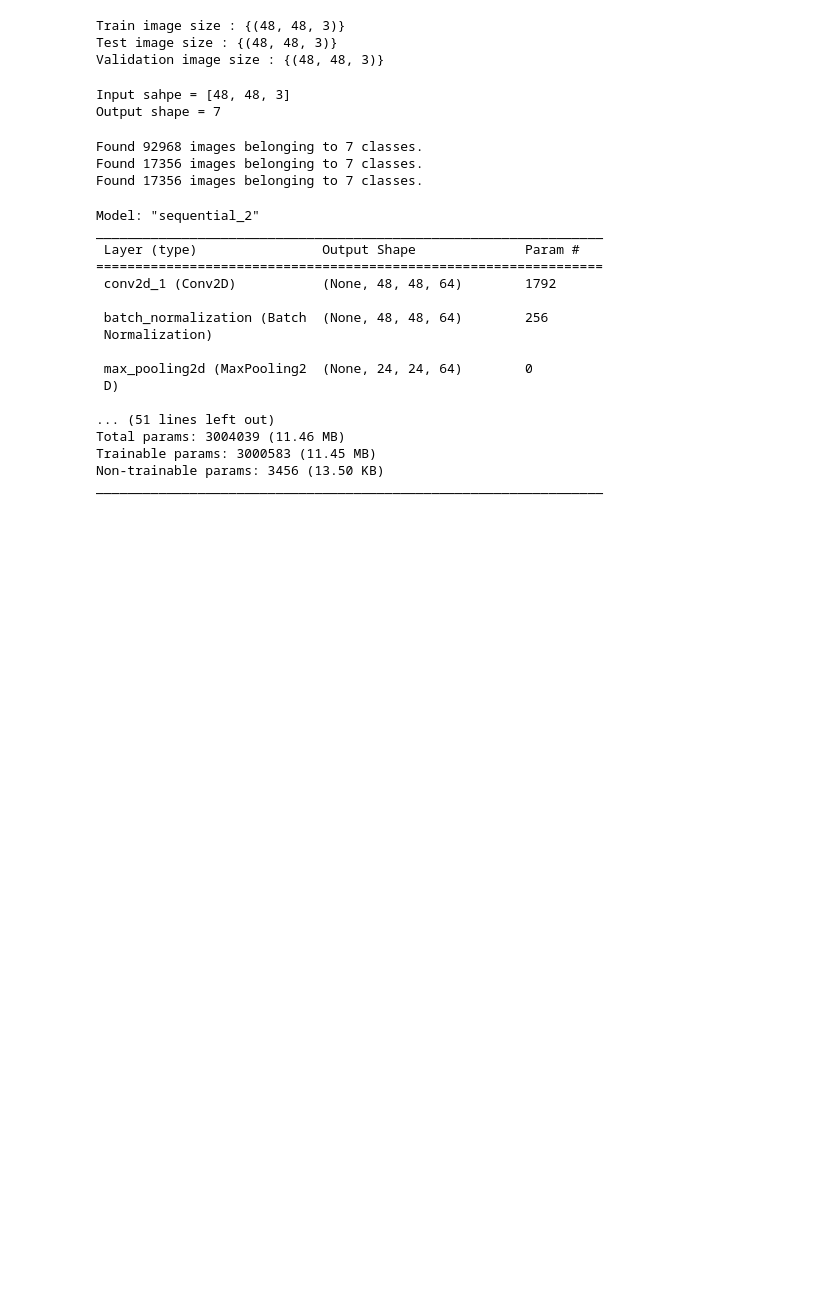
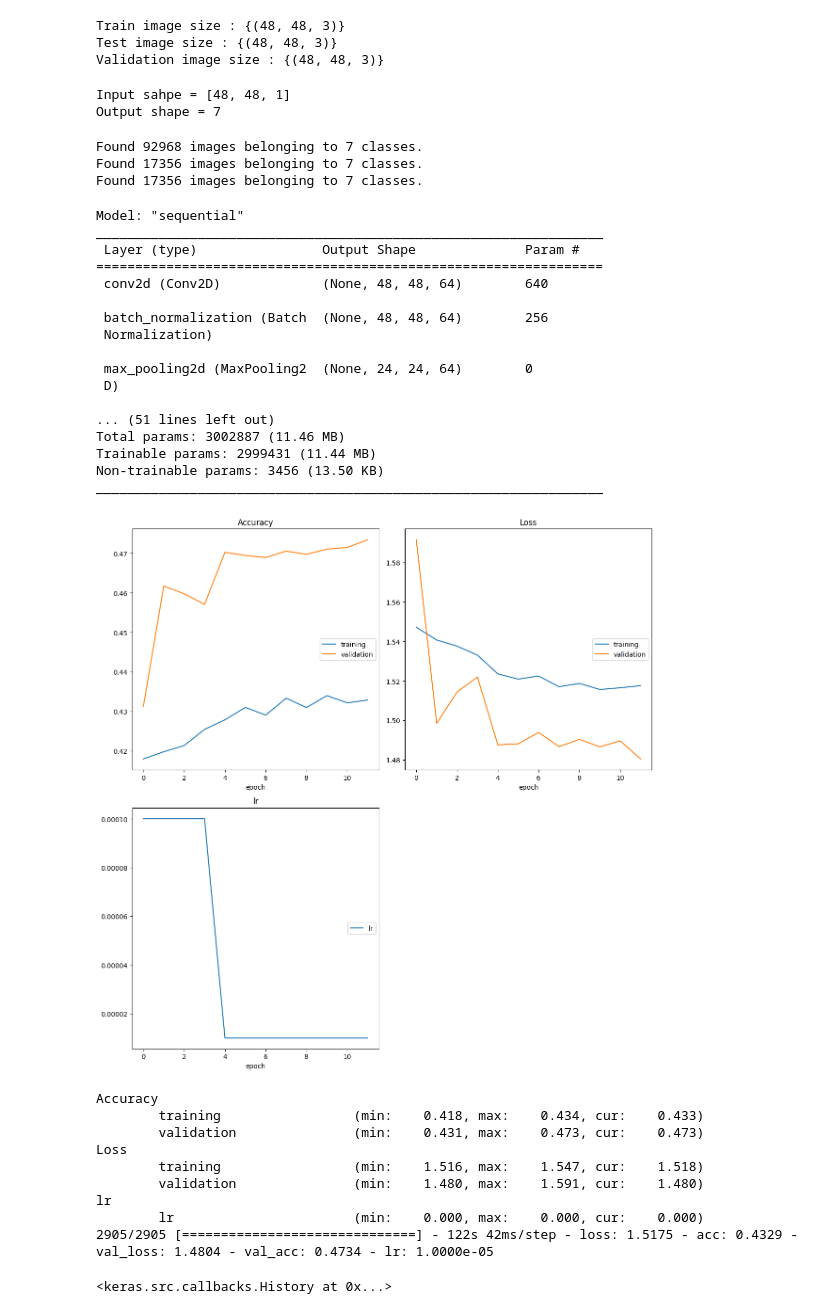
Before and after one commit to pinilDissanayaka/Facial-Expression-Recognition, a Jupyter notebook: Notebook/Facial_Expression_Recognition.ipynb, the cells around one changed output. Cells and saved outputs as stored; diff of their text form; code cells hidden in the pictures; blank space fills up the shorter version.

Commit message:
Model training

```diff
--- a/Notebook/Facial_Expression_Recognition.ipynb
+++ b/Notebook/Facial_Expression_Recognition.ipynb
@@ -121,12 +121,12 @@ Train image size : {(48, 48, 3)}
 Test image size : {(48, 48, 3)}
 Validation image size : {(48, 48, 3)}
 # %%
-IMG_SIZE = [48, 48, 3]
+IMG_SIZE = [48, 48, 1]
 OUT_SIZE = len(train_labels)
 print(f"Input sahpe = {IMG_SIZE}")
 print(f"Output shape = {OUT_SIZE}")
 # %% [output]
-Input sahpe = [48, 48, 3]
+Input sahpe = [48, 48, 1]
 Output shape = 7
 # %%
 train_gen = ImageDataGenerator(rotation_range=0.9,
@@ -214,11 +216,11 @@ model.add(Dense(OUT_SIZE, activation='softmax'))
 
 model.summary()
 # %% [output]
-Model: "sequential_2"
+Model: "sequential"
 _________________________________________________________________
  Layer (type)                Output Shape              Param #
 =================================================================
- conv2d_1 (Conv2D)           (None, 48, 48, 64)        1792
+ conv2d (Conv2D)             (None, 48, 48, 64)        640
 
  batch_normalization (Batch  (None, 48, 48, 64)        256
  Normalization)
@@ -227,7 +229,39 @@ _________________________________________________________________
  D)
 
 ... (51 lines left out)
-Total params: 3004039 (11.46 MB)
-Trainable params: 3000583 (11.45 MB)
+Total params: 3002887 (11.46 MB)
+Trainable params: 2999431 (11.44 MB)
 Non-trainable params: 3456 (13.50 KB)
 _________________________________________________________________
+# %%
+model.compile(optimizer='adam', loss='categorical_crossentropy', metrics=['acc'])
+# %%
+early_stopping = EarlyStopping(monitor='vall_loss', patience=2, verbose=1)
+
+reduce_lr = ReduceLROnPlateau(monitor='val_loss',
+                              factor=0.1,
+                              patience=2,
+                              min_lr=0.00001,
+                              model='auto')
+
+callbacks = [reduce_lr, PlotLossesKerasTF()]
+# %%
+model.fit_generator(train_df,
+                    steps_per_epoch= train_steps,
+                    epochs = 12,
+                    verbose = 1,
+                    callbacks=callbacks,
+                    validation_data=valid_df,
+                    validation_steps= valid_steps)
+# %% [output]
+[figure, added]
+Accuracy
+        training                 (min:    0.418, max:    0.434, cur:    0.433)
+        validation               (min:    0.431, max:    0.473, cur:    0.473)
+Loss
+        training                 (min:    1.516, max:    1.547, cur:    1.518)
+        validation               (min:    1.480, max:    1.591, cur:    1.480)
+lr
+        lr                       (min:    0.000, max:    0.000, cur:    0.000)
+2905/2905 [==============================] - 122s 42ms/step - loss: 1.5175 - acc: 0.4329 - val_loss: 1.4804 - val_acc: 0.4734 - lr: 1.0000e-05
+<keras.src.callbacks.History at 0x...>
```
Also changed, not shown: parts of 1 cell of this notebook.
